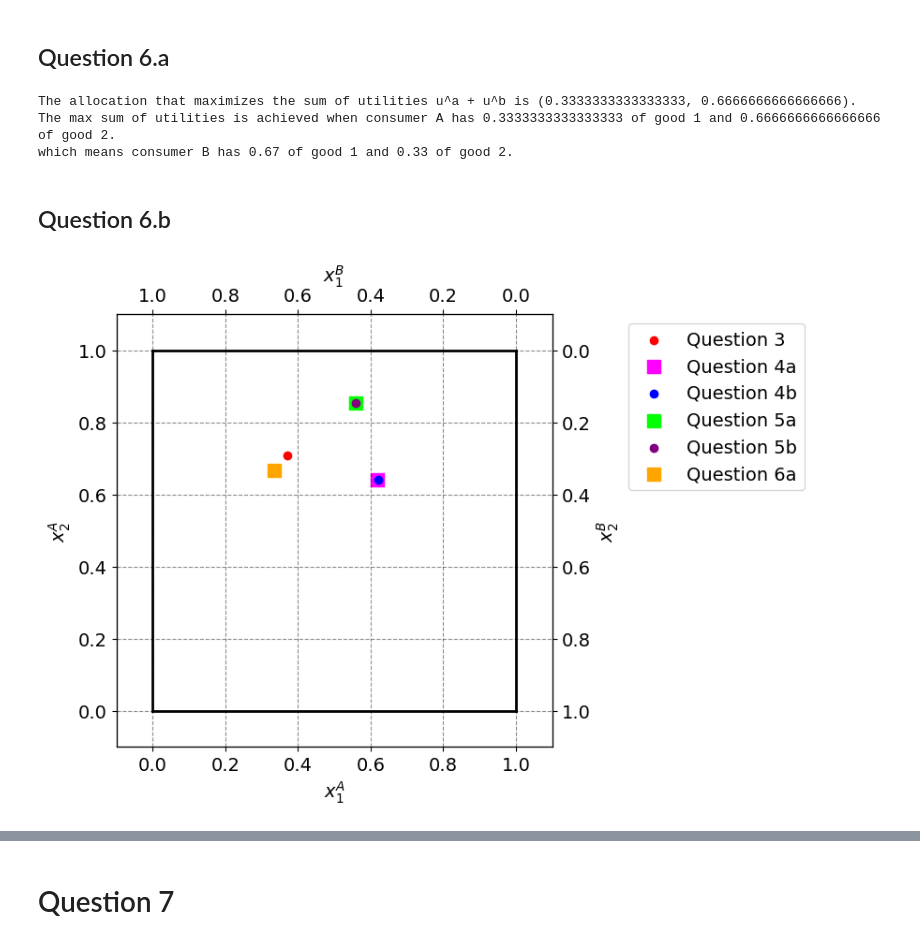
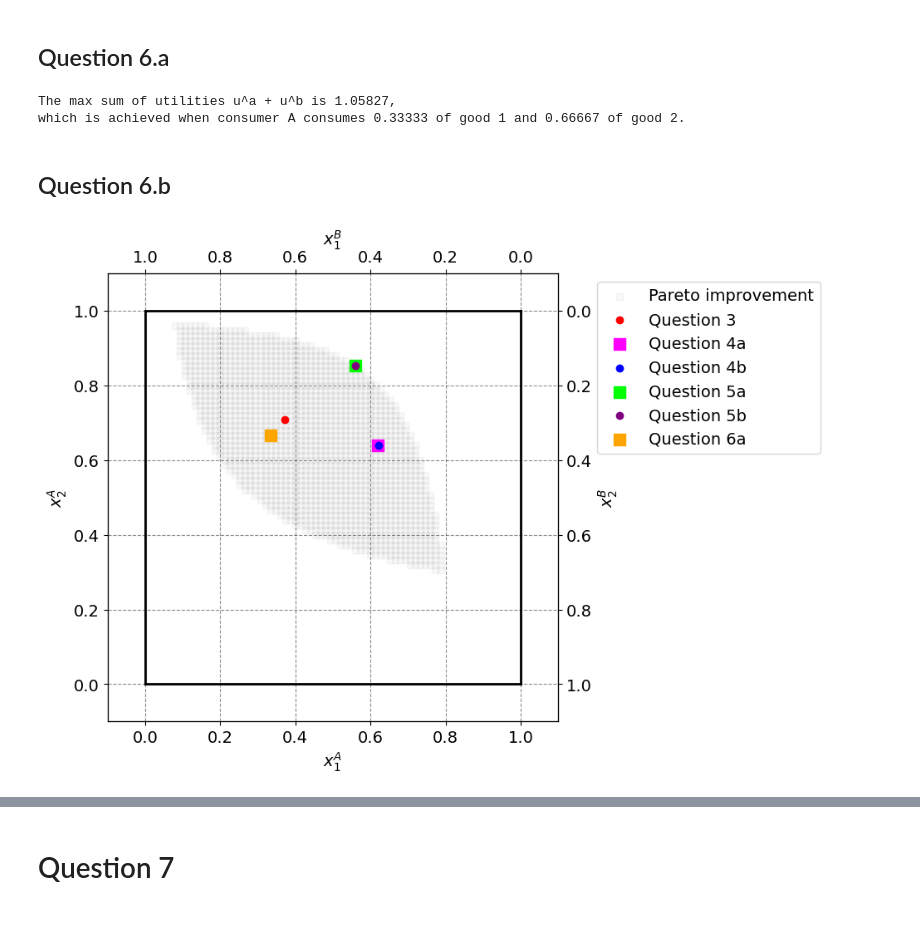
Before and after one commit to sgv491/projects-2024-Bertil-Nikoline-Victor, a Jupyter notebook: inauguralproject/InauguralProject2024.ipynb, the cells around one changed output, grey strips where cells are left out. Drawn from its saved outputs; the diff is of its cells as text; code cells hidden in the pictures.

```diff
--- a/inauguralproject/InauguralProject2024.ipynb
+++ b/inauguralproject/InauguralProject2024.ipynb
@@ -297,35 +302,34 @@ index_max_sum_utilities_6a = sum_utilities_6a.index(max_sum_utilities_6a)
 highest_sum_utilities_6a = xA_combinations_6a[index_max_sum_utilities_6a]
 
 # 6. Print results
-print(f"The allocation that maximizes the sum of utilities u^a + u^b is {highest_sum_utilities_6a}.")
-print(f"The max sum of utilities is achieved when consumer A has {highest_sum_utilities_6a[0]} of good 1 and {highest_sum_utilities_6a[1]} of good 2.")
-print(f"which means consumer B has {round(1 - highest_sum_utilities_6a[0], 2)} of good 1 and {round(1 - highest_sum_utilities_6a[1], 2)} of good 2.")
+print(f"The max sum of utilities u^a + u^b is {max_sum_utilities_6a:.5f},")
+print(f"which is achieved when consumer A consumes {highest_sum_utilities_6a[0]:.5f} of good 1 and {highest_sum_utilities_6a[1]:.5f} of good 2.")
 # %% [output]
-The allocation that maximizes the sum of utilities u^a + u^b is (0.3333333333333333, 0.6666666666666666).
-The max sum of utilities is achieved when consumer A has 0.3333333333333333 of good 1 and 0.6666666666666666 of good 2.
-which means consumer B has 0.67 of good 1 and 0.33 of good 2.
+The max sum of utilities u^a + u^b is 1.05827,
+which is achieved when consumer A consumes 0.33333 of good 1 and 0.66667 of good 2.
 # %% [markdown]
 ## Question 6.b
 # %%
 # 1. Defining consumer A's demand for goods 1 and 2 at market clearing for the previous questions
 allocation_3 = demand_A_3
 allocation_4a = (consumer_a_good_1, consumer_a_good_2)
 allocation_4b = (consumer_a_good_1_4b, consumer_a_good_2_4b)
 allocation_5a = pareto_combinations[index_max_util_A_5a]
 allocation_5b = restricted_combinations[index_max_util_A_5b]
 allocation_6a = highest_sum_utilities_6a
 
 # 2. Plot the allocations in the Edgeworth plot
 edgeworth_plot_6b = create_edgeworth_plot()
 
-# 4.3. Adding datapoints to the Edgeworth box
+# 3. Adding datapoints to the Edgeworth box
+edgeworth_plot_6b.scatter(x1A_pareto, x2A_pareto, marker='s', color='gray', label='Pareto improvement', alpha = 0.05)
 edgeworth_plot_6b.scatter(allocation_3[0], allocation_3[1], marker='o', color='red', label='Question 3')
 edgeworth_plot_6b.scatter(allocation_4a[0], allocation_4a[1], marker='s', color='Magenta', label='Question 4a', s = 100)
 edgeworth_plot_6b.scatter(allocation_4b[0], allocation_4b[1], marker='o', color='blue', label='Question 4b')
 edgeworth_plot_6b.scatter(allocation_5a[0], allocation_5a[1], marker='s', color='lime', label='Question 5a', s = 100)
 edgeworth_plot_6b.scatter(allocation_5b[0], allocation_5b[1], marker='o', color='purple', label='Question 5b')
 edgeworth_plot_6b.scatter(allocation_6a[0], allocation_6a[1], marker='s', color='orange', label='Question 6a', s = 100)
 edgeworth_plot_6b.legend(frameon=True,loc='upper right',bbox_to_anchor=(1.6,1.0));
 # %% [output]
-[figure, old version]
+[figure, new version]
 # %% [markdown]
```
Also changed, not shown: parts of 10 cells of this notebook, 2 other files.
